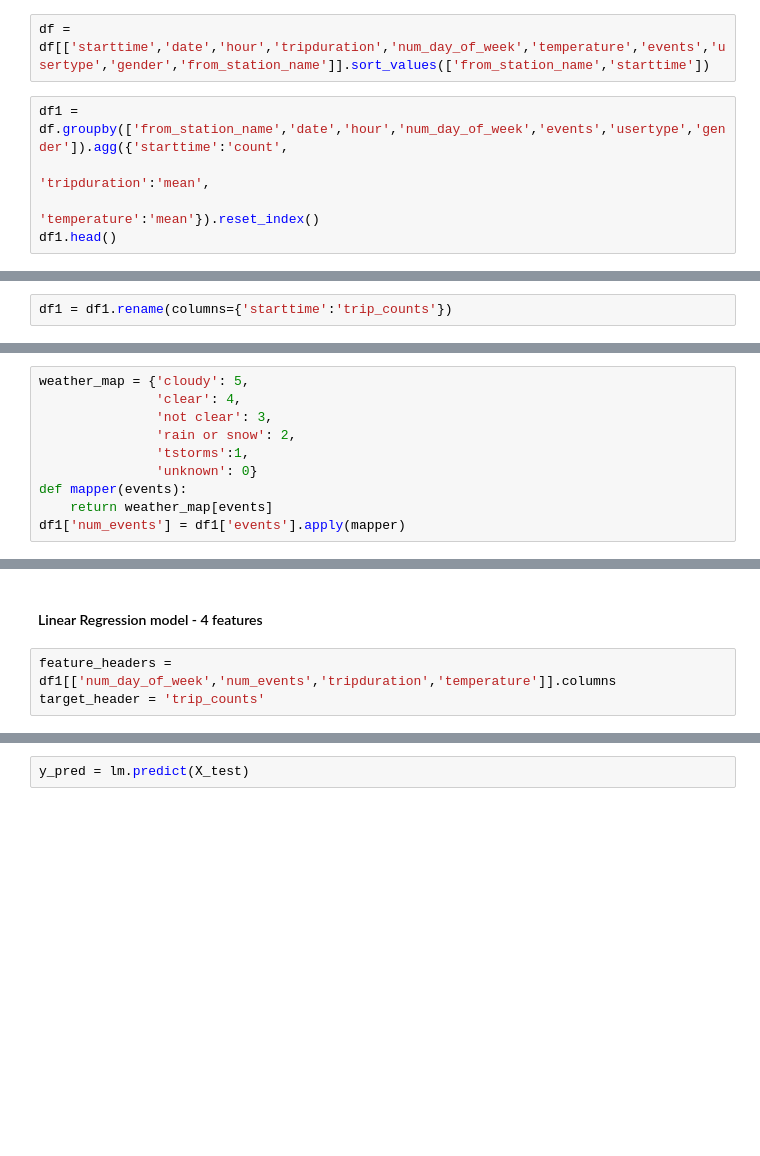
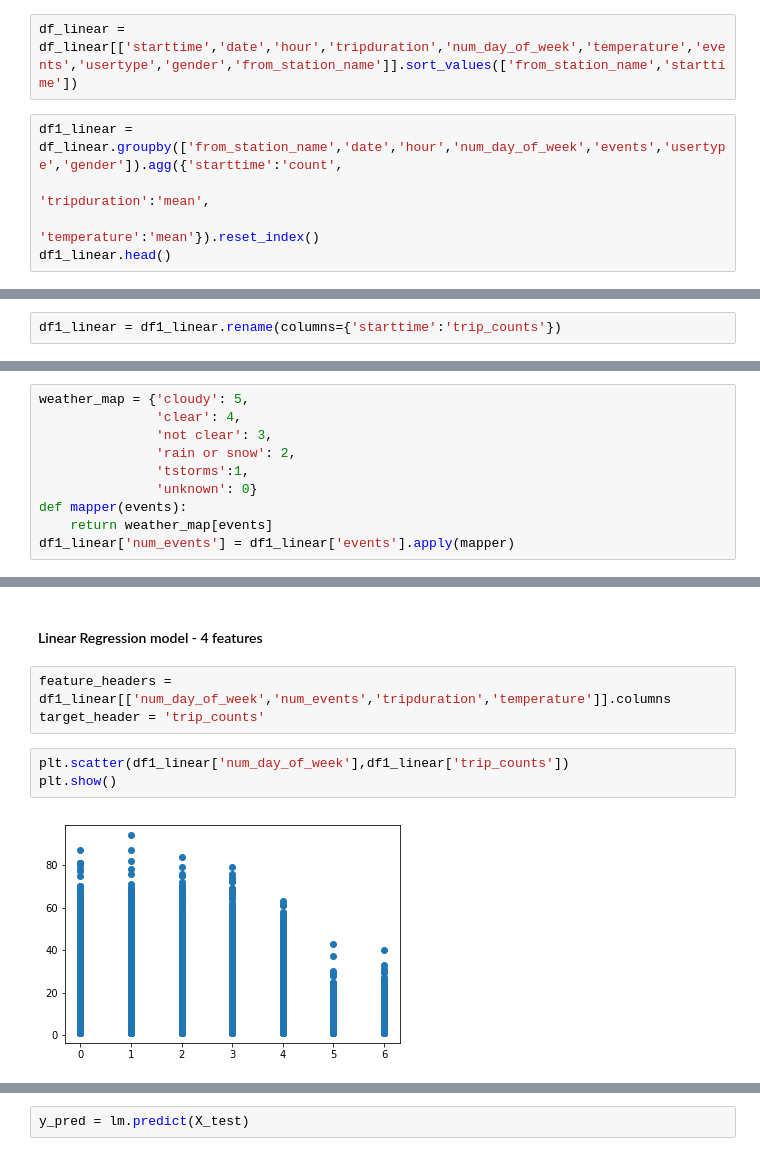
Before and after one commit to karahahn/Springboard_Capstone2, a Jupyter notebook: Capstone 2 Milestone 2.ipynb, the cells around one changed output, grey strips where cells are left out. Drawn from its saved outputs; the diff is of its cells as text; blank space fills up the shorter version.

```diff
--- a/Capstone 2 Milestone 2.ipynb
+++ b/Capstone 2 Milestone 2.ipynb
@@ -1072,10 +1072,10 @@ df['hour'] = df.starttime.dt.hour
 # %%
-df = df[['starttime','date','hour','tripduration','num_day_of_week','temperature','events','usertype','gender','from_station_name']].sort_values(['from_station_name','starttime'])
+df_linear = df_linear[['starttime','date','hour','tripduration','num_day_of_week','temperature','events','usertype','gender','from_station_name']].sort_values(['from_station_name','starttime'])
 # %%
-df1 = df.groupby(['from_station_name','date','hour','num_day_of_week','events','usertype','gender']).agg({'starttime':'count',
+df1_linear = df_linear.groupby(['from_station_name','date','hour','num_day_of_week','events','usertype','gender']).agg({'starttime':'count',
                                                                                                   'tripduration':'mean',
                                                                                                   'temperature':'mean'}).reset_index()
-df1.head()
+df1_linear.head()
 # %% [output]
 |  | from_station_name | date | hour | num_day_of_week | events | usertype | gender | starttime | ... |
 | 0 | 2112 W Peterson Ave | 2015-05-17 | 14 | 6 | cloudy | Subscriber | Female | 1 | ... |
@@ -1084,5 +1084,5 @@ df1.head()
 | 3 | 2112 W Peterson Ave | 2015-05-27 | 15 | 2 | cloudy | Subscriber | Male | 1 | ... |
 | 4 | 2112 W Peterson Ave | 2015-05-27 | 18 | 2 | clear | Subscriber | Male | 1 | ... |
 # %%
-df1 = df1.rename(columns={'starttime':'trip_counts'})
+df1_linear = df1_linear.rename(columns={'starttime':'trip_counts'})
 # %%
@@ -1103,5 +1103,5 @@ weather_map = {'cloudy': 5,
                'unknown': 0}
 def mapper(events):
     return weather_map[events]
-df1['num_events'] = df1['events'].apply(mapper)
+df1_linear['num_events'] = df1_linear['events'].apply(mapper)
 # %%
@@ -1113,5 +1113,10 @@ plt.show()
 # %% [markdown]
 #### Linear Regression model - 4 features
 # %%
-feature_headers = df1[['num_day_of_week','num_events','tripduration','temperature']].columns
+feature_headers = df1_linear[['num_day_of_week','num_events','tripduration','temperature']].columns
 target_header = 'trip_counts'
+# %%
+plt.scatter(df1_linear['num_day_of_week'],df1_linear['trip_counts'])
+plt.show()
+# %% [output]
+[figure, added]
```
Also changed, not shown: parts of 57 cells of this notebook.
